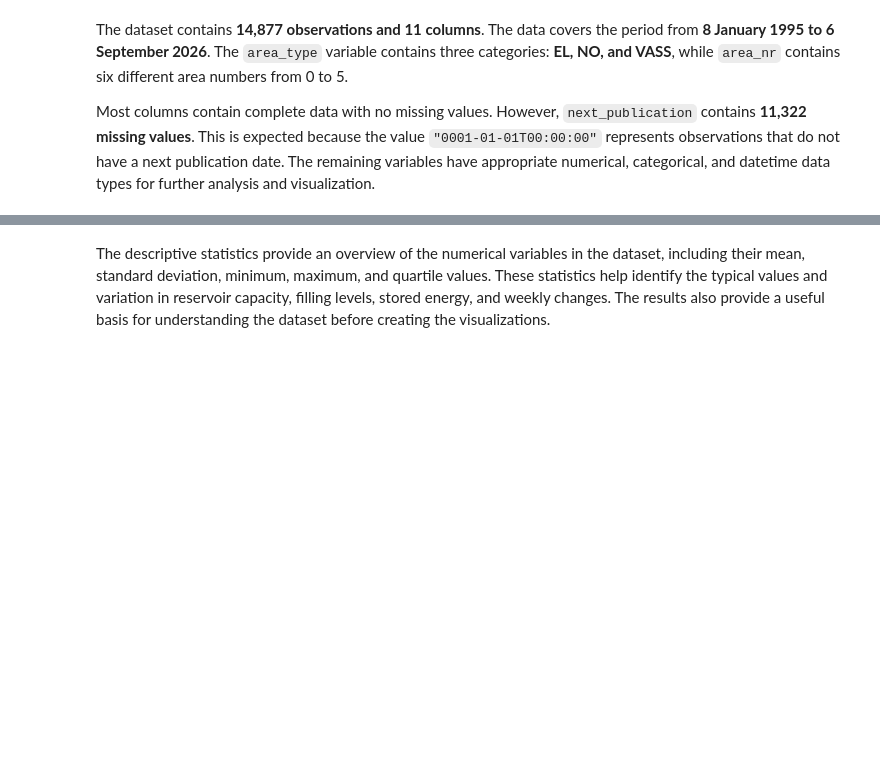
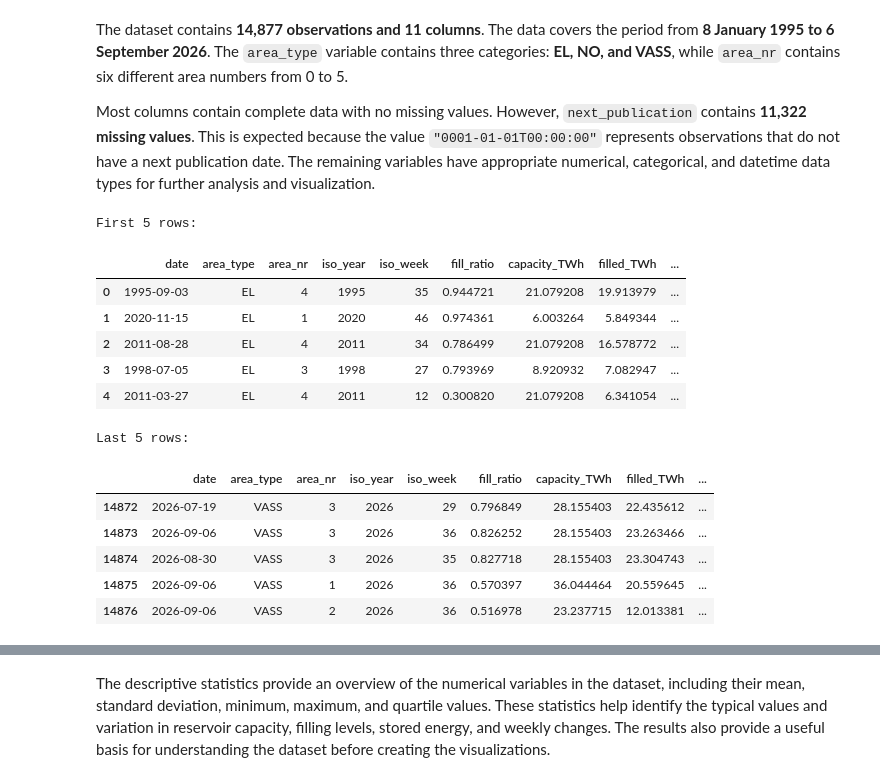
Before and after one commit to khalidrashed/NMBU-IND320, a Jupyter notebook: Notbook/IND320_project.ipynb, the cells around one changed output, grey strips where cells are left out. Drawn from its saved outputs; the diff is of its cells as text; code cells hidden in the pictures; blank space fills up the shorter version.

```diff
--- a/Notbook/IND320_project.ipynb
+++ b/Notbook/IND320_project.ipynb
@@ -155,3 +155,27 @@ dtype: int64
 The dataset contains **14,877 observations and 11 columns**. The data covers the period from **8 January 1995 to 6 September 2026**. The `area_type` variable contains three categories: **EL, NO, and VASS**, while `area_nr` contains six different area numbers from 0 to 5.
 
 Most columns contain complete data with no missing values. However, `next_publication` contains **11,322 missing values**. This is expected because the value `"0001-01-01T00:00:00"` represents observations that do not have a next publication date. The remaining variables have appropriate numerical, categorical, and datetime data types for further analysis and visualization.
+# %%
+# ---------------------------------------------------------------------------
+# First and last rows of the data set
+# ---------------------------------------------------------------------------
+print("First 5 rows:")
+display(df.head())
+
+print("\nLast 5 rows:")
+display(df.tail())
+# %% [output]
+First 5 rows:
+|  | date | area_type | area_nr | iso_year | iso_week | fill_ratio | capacity_TWh | filled_TWh | ... |
+| 0 | 1995-09-03 | EL | 4 | 1995 | 35 | 0.944721 | 21.079208 | 19.913979 | ... |
+| 1 | 2020-11-15 | EL | 1 | 2020 | 46 | 0.974361 | 6.003264 | 5.849344 | ... |
+| 2 | 2011-08-28 | EL | 4 | 2011 | 34 | 0.786499 | 21.079208 | 16.578772 | ... |
+| 3 | 1998-07-05 | EL | 3 | 1998 | 27 | 0.793969 | 8.920932 | 7.082947 | ... |
+| 4 | 2011-03-27 | EL | 4 | 2011 | 12 | 0.300820 | 21.079208 | 6.341054 | ... |
+Last 5 rows:
+|  | date | area_type | area_nr | iso_year | iso_week | fill_ratio | capacity_TWh | filled_TWh | ... |
+| 14872 | 2026-07-19 | VASS | 3 | 2026 | 29 | 0.796849 | 28.155403 | 22.435612 | ... |
+| 14873 | 2026-09-06 | VASS | 3 | 2026 | 36 | 0.826252 | 28.155403 | 23.263466 | ... |
+| 14874 | 2026-08-30 | VASS | 3 | 2026 | 35 | 0.827718 | 28.155403 | 23.304743 | ... |
+| 14875 | 2026-09-06 | VASS | 1 | 2026 | 36 | 0.570397 | 36.044464 | 20.559645 | ... |
+| 14876 | 2026-09-06 | VASS | 2 | 2026 | 36 | 0.516978 | 23.237715 | 12.013381 | ... |
```
Also changed, not shown: parts of 17 cells of this notebook, 1 other file.
